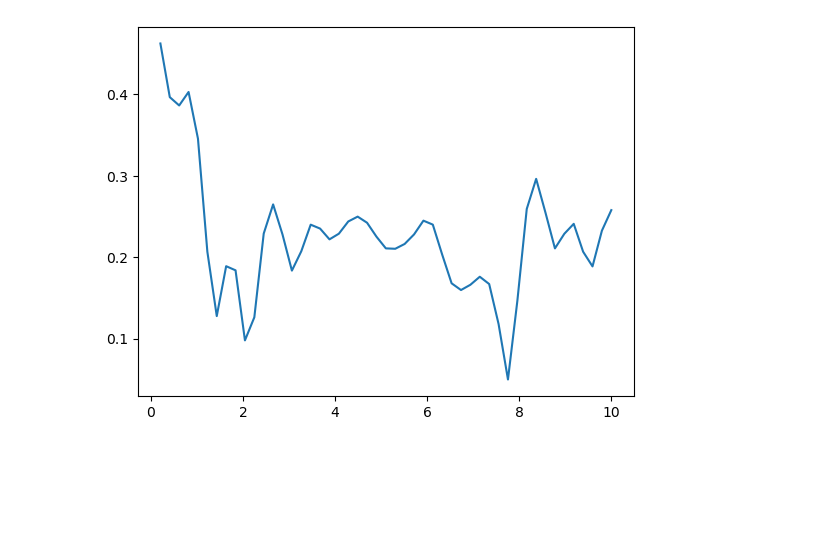
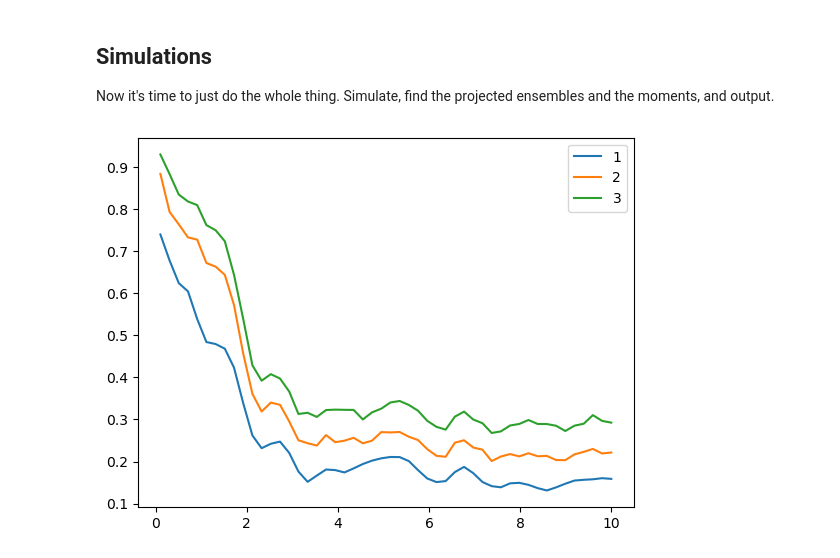
Before and after one commit to DaanTimmers/Summer_23, a Jupyter notebook: projected_ensemble.ipynb, the cells around one changed output. Saved outputs shown, nothing was run; the diff lists cells and outputs as text; code cells hidden in the pictures; blank space fills up the shorter version.

```diff
--- a/projected_ensemble.ipynb
+++ b/projected_ensemble.ipynb
@@ -21,8 +23,8 @@ With my laptop this is only achievable for $N_A = 1$ and $N_B$ up to about $9$,
 h_x = 0.8090
 h_y = 0.9045
 J = 1
-N_A = 1
-N_B = 3
+N_A = 2
+N_B = 7
 N = N_A + N_B
 
 # Pauli matrices
@@ -117,23 +178,37 @@ def trace_dist(rho,sigma):
+# %% [markdown]
+## Simulations
+
+Now it's time to just do the whole thing. Simulate, find the projected ensembles and the moments, and output.
 # %%
 # A test: trace distances for the density matrix
 
-times = np.linspace(0,10,50)
-dist = np.zeros(np.size(times))
+times = np.linspace(0.1,10,50)
+dist1 = np.zeros(np.size(times))
+dist2 = np.zeros(np.size(times))
+dist3 = np.zeros(np.size(times))
+rho_1 = rho_1_Haar(4)
+rho_2 = rho_2_Haar(4)
+rho_3 = rho_3_Haar(4)
 
 for i, t in enumerate(times):
     U = expm(-t * 1j * H)
     Psi = U @ Psi0
     PrEns = PrEns_quick(Psi)
 
     # Get the density matrices
-    rho_1_sim = np.zeros((2,2),dtype='complex128')
-    for j in range(2**N_B):
-        rho_1_sim += PrEns[j][0] * np.outer(np.conjugate(PrEns[j][1]), PrEns[j][1])
+    rho_1_sim = rho_PrEns(PrEns, 1)
+    rho_2_sim = rho_PrEns(PrEns, 2)
+    rho_3_sim = rho_PrEns(PrEns, 3)
 
-    dist[i] = trace_dist(rho_1_Haar,rho_1_sim)
+    dist1[i] = np.linalg.norm(rho_1 - rho_1_sim, 'nuc') / 2
+    dist2[i] = np.linalg.norm(rho_2 - rho_2_sim, 'nuc') / 2
+    dist3[i] = np.linalg.norm(rho_3 - rho_3_sim, 'nuc') / 2
 
 fig = plt.figure()
-plt.plot(times, dist)
+plt.plot(times, dist1, label='1')
+plt.plot(times, dist2, label='2')
+plt.plot(times, dist3, label='3')
+plt.legend()
 plt.show()
 # %% [output]
-[figure, old version]
+[figure, new version]
```
Also changed, not shown: parts of 9 cells of this notebook.
